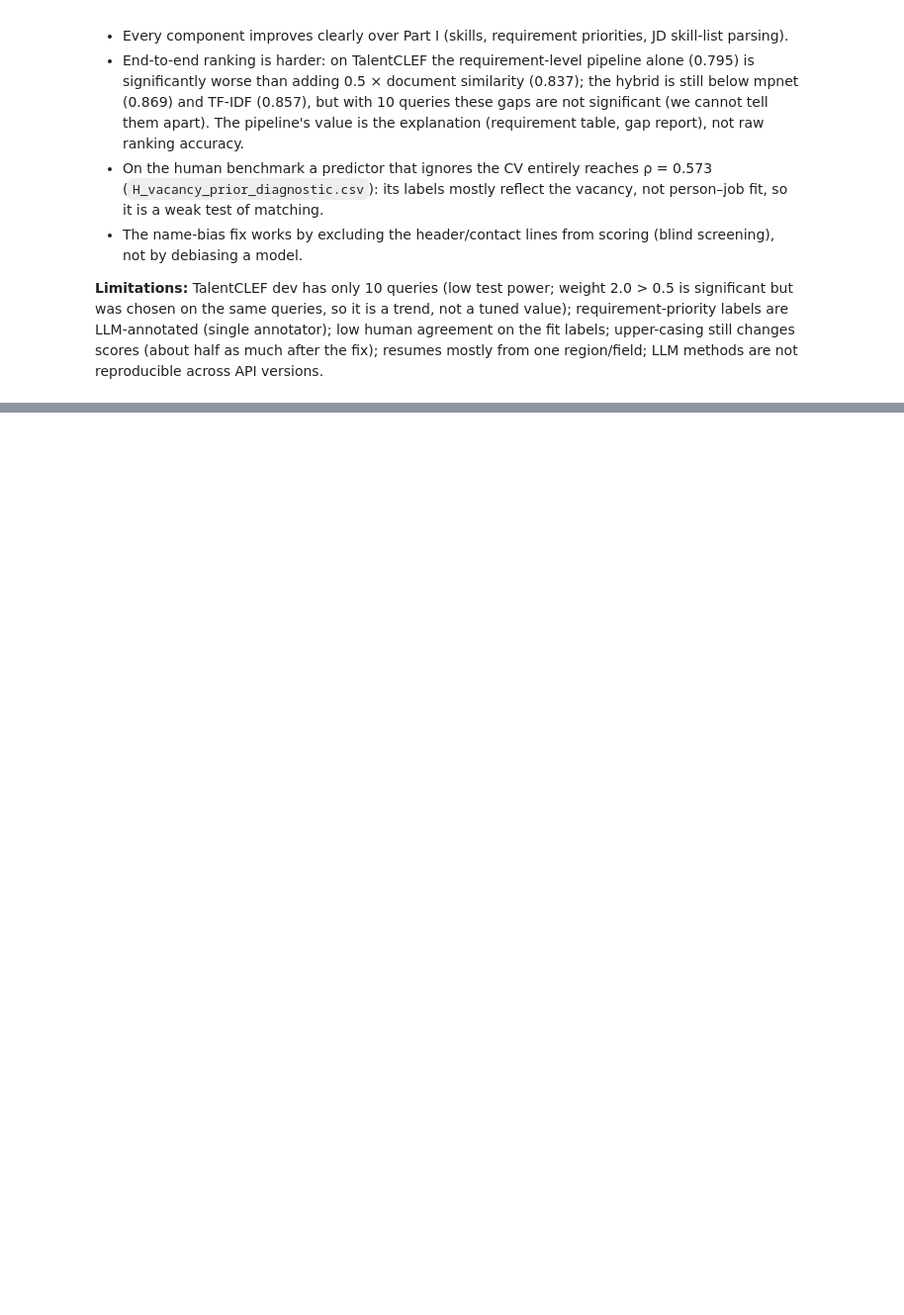
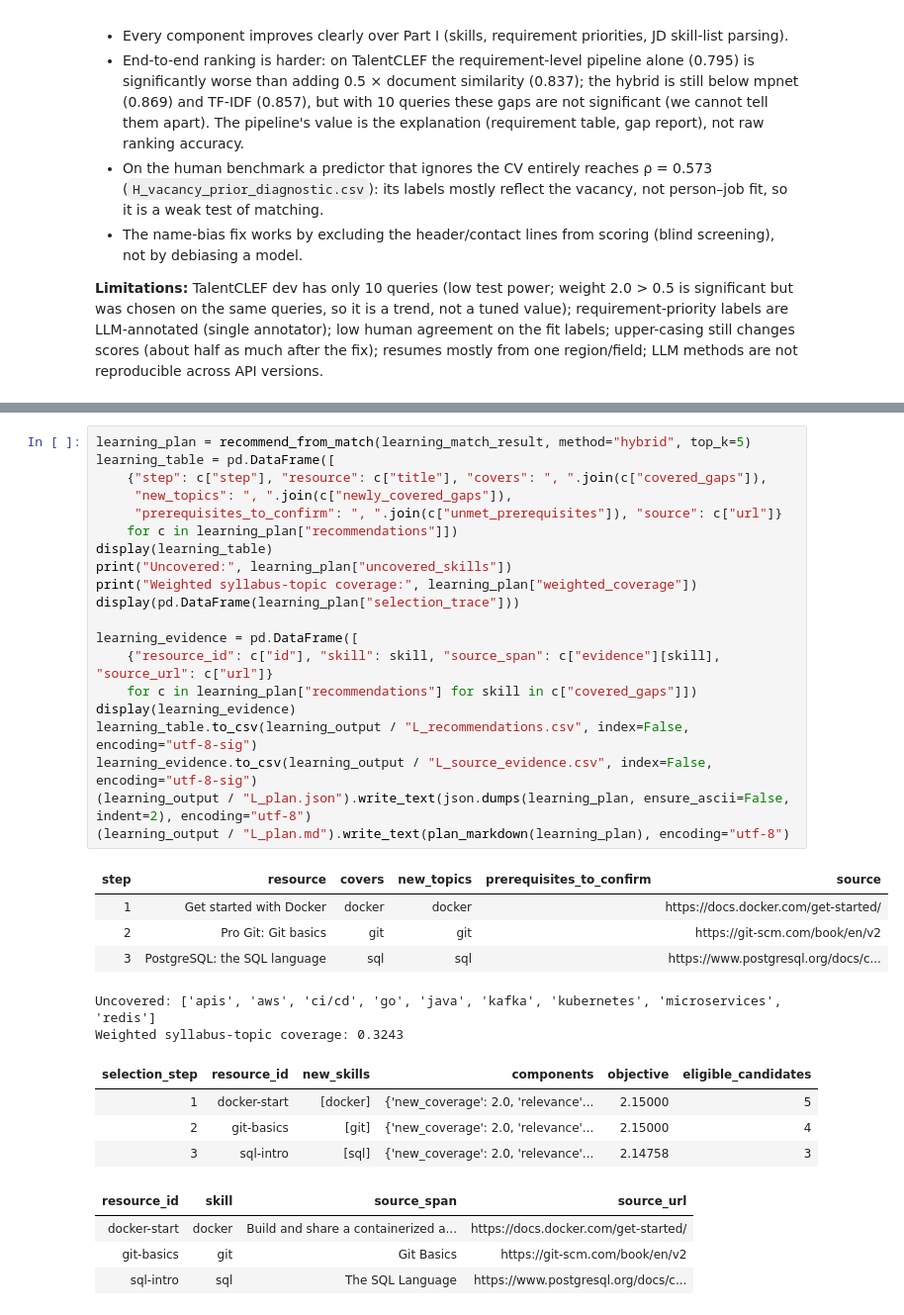
Before and after one commit to chiyi5/6405-project, a Jupyter notebook: Group32_NLPproject_extended.ipynb, the cells around one changed output, grey strips where cells are left out. Shown at 99% size. Cells and saved outputs as stored; diff of their text form; blank space fills up the shorter version.

```diff
--- a/Group32_NLPproject_extended.ipynb
+++ b/Group32_NLPproject_extended.ipynb
@@ -2497,0 +2298,35 @@ LLM methods are not reproducible across API versions.
+# %%
+learning_plan = recommend_from_match(learning_match_result, method="hybrid", top_k=5)
+learning_table = pd.DataFrame([
+    {"step": c["step"], "resource": c["title"], "covers": ", ".join(c["covered_gaps"]),
+     "new_topics": ", ".join(c["newly_covered_gaps"]),
+     "prerequisites_to_confirm": ", ".join(c["unmet_prerequisites"]), "source": c["url"]}
+    for c in learning_plan["recommendations"]])
+display(learning_table)
+print("Uncovered:", learning_plan["uncovered_skills"])
+print("Weighted syllabus-topic coverage:", learning_plan["weighted_coverage"])
+display(pd.DataFrame(learning_plan["selection_trace"]))
+
+learning_evidence = pd.DataFrame([
+    {"resource_id": c["id"], "skill": skill, "source_span": c["evidence"][skill], "source_url": c["url"]}
+    for c in learning_plan["recommendations"] for skill in c["covered_gaps"]])
+display(learning_evidence)
+learning_table.to_csv(learning_output / "L_recommendations.csv", index=False, encoding="utf-8-sig")
+learning_evidence.to_csv(learning_output / "L_source_evidence.csv", index=False, encoding="utf-8-sig")
+(learning_output / "L_plan.json").write_text(json.dumps(learning_plan, ensure_ascii=False, indent=2), encoding="utf-8")
+(learning_output / "L_plan.md").write_text(plan_markdown(learning_plan), encoding="utf-8")
+# %% [output]
+| step | resource | covers | new_topics | prerequisites_to_confirm | source |
+| 1 | Get started with Docker | docker | docker |  | https://docs.docker.com/get-started/ |
+| 2 | Pro Git: Git basics | git | git |  | https://git-scm.com/book/en/v2 |
+| 3 | PostgreSQL: the SQL language | sql | sql |  | https://www.postgresql.org/docs/c... |
+Uncovered: ['apis', 'aws', 'ci/cd', 'go', 'java', 'kafka', 'kubernetes', 'microservices', 'redis']
+Weighted syllabus-topic coverage: 0.3243
+| selection_step | resource_id | new_skills | components | objective | eligible_candidates |
+| 1 | docker-start | [docker] | {'new_coverage': 2.0, 'relevance'... | 2.15000 | 5 |
+| 2 | git-basics | [git] | {'new_coverage': 2.0, 'relevance'... | 2.15000 | 4 |
+| 3 | sql-intro | [sql] | {'new_coverage': 2.0, 'relevance'... | 2.14758 | 3 |
+| resource_id | skill | source_span | source_url |
+| docker-start | docker | Build and share a containerized a... | https://docs.docker.com/get-started/ |
+| git-basics | git | Git Basics | https://git-scm.com/book/en/v2 |
+| sql-intro | sql | The SQL Language | https://www.postgresql.org/docs/c... |
```
Also changed, not shown: parts of 37 cells of this notebook, 23 other files.
